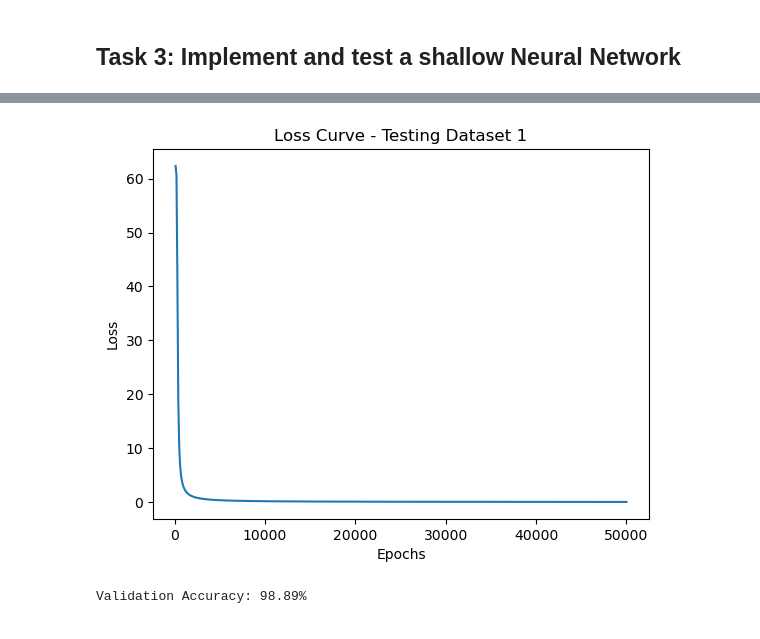
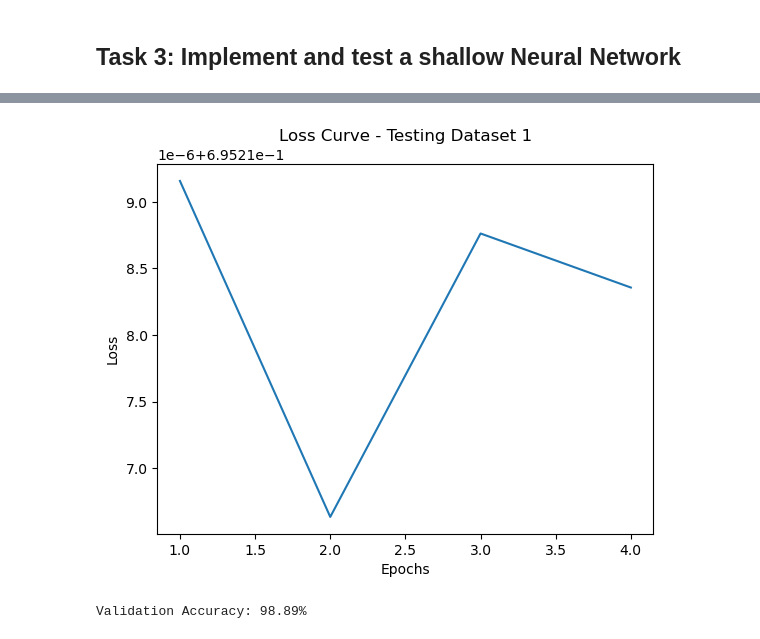
Before and after one commit to aakanksha1500/CT5133_DL_colab, a Jupyter notebook: DL_Assignment1_latest.ipynb, the cells around one changed output, grey strips where cells are left out. Drawn from its saved outputs; the diff is of its cells as text; code cells hidden in the pictures.

Commit message:
added convergence check and tweaked few params

```diff
--- a/DL_Assignment1_latest.ipynb
+++ b/DL_Assignment1_latest.ipynb
@@ -218,7 +190,7 @@ def split_data(X, y, random_state = 42):
 # %%
 # Loading Dataset 1
 # Use pandas to read the CSV file as a dataframe
-df1 = pd.read_csv(r"/Users/aakankshadeshpande/Documents/Assignments_Sem2/blobs600.csv")
+df1 = pd.read_csv(r"C:\Users\anush\Downloads\blobs600 (1).csv")
 
 # The y values are those labelled 'Class': extract their values
 y1 = df1['Class'].values
@@ -556,3 +533,9 @@ Validation Accuracy: 98.89%
 # %%
-params_blobs_test, losses_blobs_test = train_network(X_blobs_test, Y_blobs_test, n_hidden=3, learning_rate=0.001, epochs=50000)
+params_blobs_test, losses_blobs_test, converged_epoch = train_network(
+    X_blobs_test,
+    Y_blobs_test,
+    n_hidden=3,
+    learning_rate=0.01,
+    epochs=50000
+)
 # %% [output]
@@ -577,12 +543,12 @@ Epoch 50000, Loss: 0.0301
 # %%
 
-plt.plot(np.arange(100, 50001, 100), losses_blobs_test)
+plt.plot(range(1, len(losses_blobs_test) + 1), losses_blobs_test)
 plt.title("Loss Curve - Testing Dataset 1")
 plt.xlabel("Epochs")
 plt.ylabel("Loss")
 plt.show()
 # %% [output]
-[figure, old version]
+[figure, new version]
 # %%
 y_val_pred1 = predict(X_blobs_val, params_blobs_train)
 SNN_val_accuracy1 = np.mean(y_val_pred1 == Y_blobs_val) * 100
```
Also changed, not shown: parts of 32 cells of this notebook.
